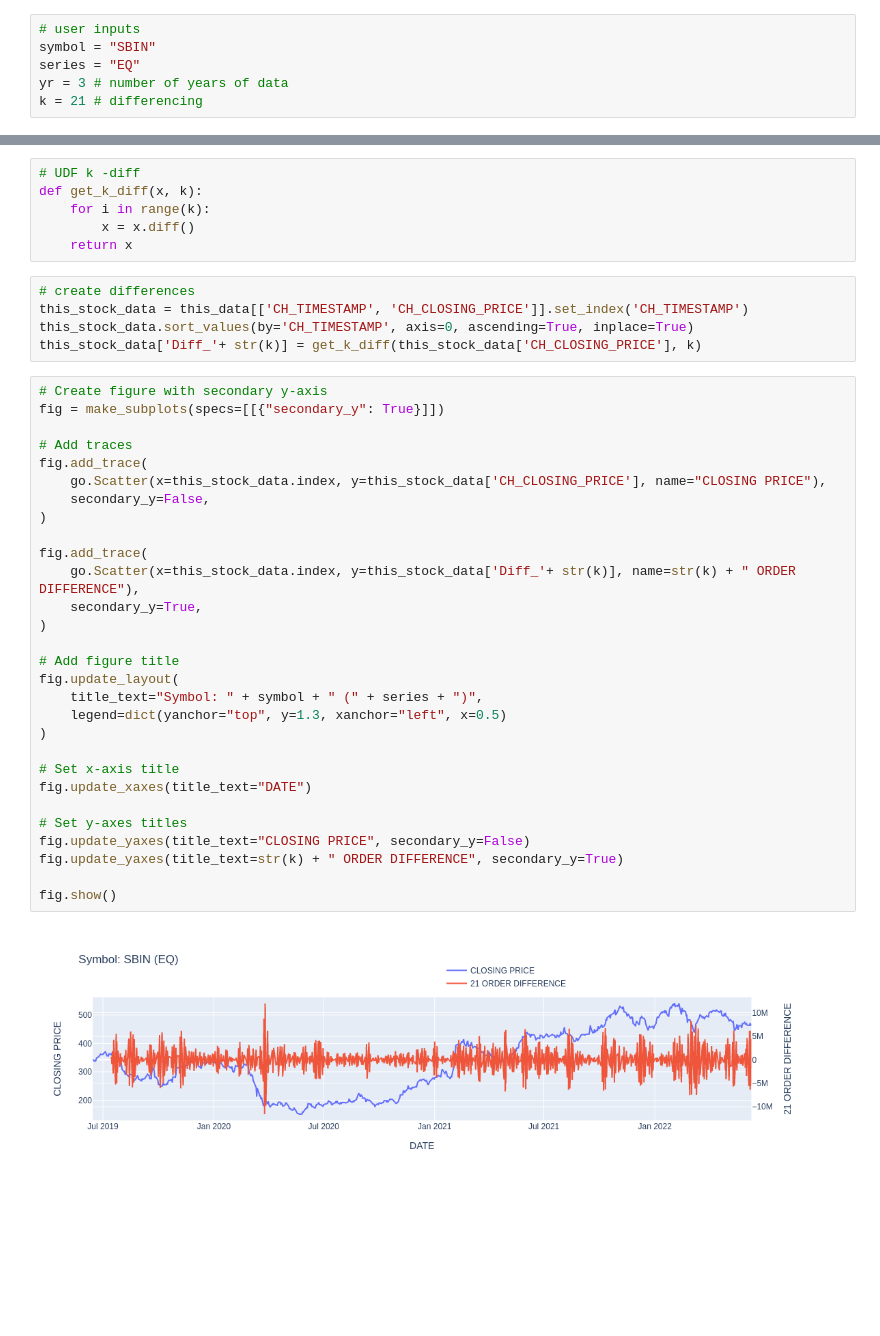
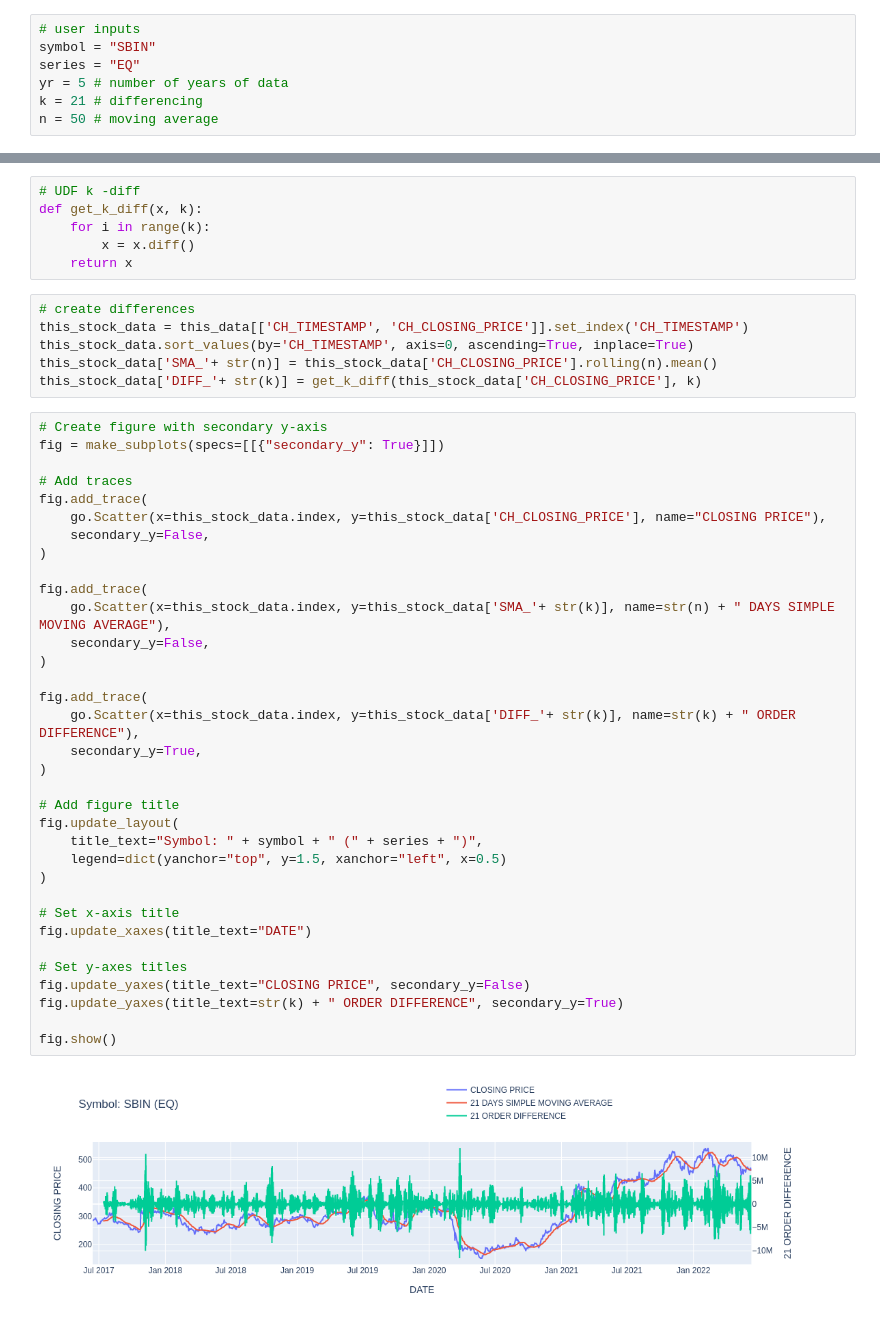
Before and after one commit to tanmay-sarkar-hub/stock-trading, a Jupyter notebook: k-level-diff.ipynb, the cells around one changed output, grey strips where cells are left out. Cells and saved outputs as stored; diff of their text form; blank space fills up the shorter version.

Commit message:
added moving average

```diff
--- a/k-level-diff.ipynb
+++ b/k-level-diff.ipynb
@@ -2,8 +2,9 @@
 # user inputs
 symbol = "SBIN"
 series = "EQ"
-yr = 3 # number of years of data
+yr = 5 # number of years of data
 k = 21 # differencing
+n = 50 # moving average
 # %%
 # import packages
 import pandas as pd
@@ -32,35 +33,41 @@ def get_k_diff(x, k):
 # create differences
 this_stock_data = this_data[['CH_TIMESTAMP', 'CH_CLOSING_PRICE']].set_index('CH_TIMESTAMP')
 this_stock_data.sort_values(by='CH_TIMESTAMP', axis=0, ascending=True, inplace=True)
-this_stock_data['Diff_'+ str(k)] = get_k_diff(this_stock_data['CH_CLOSING_PRICE'], k)
+this_stock_data['SMA_'+ str(n)] = this_stock_data['CH_CLOSING_PRICE'].rolling(n).mean()
+this_stock_data['DIFF_'+ str(k)] = get_k_diff(this_stock_data['CH_CLOSING_PRICE'], k)
 # %%
 # Create figure with secondary y-axis
 fig = make_subplots(specs=[[{"secondary_y": True}]])
 
 # Add traces
 fig.add_trace(
     go.Scatter(x=this_stock_data.index, y=this_stock_data['CH_CLOSING_PRICE'], name="CLOSING PRICE"),
     secondary_y=False,
 )
 
 fig.add_trace(
-    go.Scatter(x=this_stock_data.index, y=this_stock_data['Diff_'+ str(k)], name=str(k) + " ORDER DIFFERENCE"),
+    go.Scatter(x=this_stock_data.index, y=this_stock_data['SMA_'+ str(k)], name=str(n) + " DAYS SIMPLE MOVING AVERAGE"),
+    secondary_y=False,
+)
+
+fig.add_trace(
+    go.Scatter(x=this_stock_data.index, y=this_stock_data['DIFF_'+ str(k)], name=str(k) + " ORDER DIFFERENCE"),
     secondary_y=True,
 )
 
 # Add figure title
 fig.update_layout(
     title_text="Symbol: " + symbol + " (" + series + ")",
-    legend=dict(yanchor="top", y=1.3, xanchor="left", x=0.5)
+    legend=dict(yanchor="top", y=1.5, xanchor="left", x=0.5)
 )
 
 # Set x-axis title
 fig.update_xaxes(title_text="DATE")
 
 # Set y-axes titles
 fig.update_yaxes(title_text="CLOSING PRICE", secondary_y=False)
 fig.update_yaxes(title_text=str(k) + " ORDER DIFFERENCE", secondary_y=True)
 
 fig.show()
 # %% [output]
-[figure, old version]
+[figure, new version]
```
